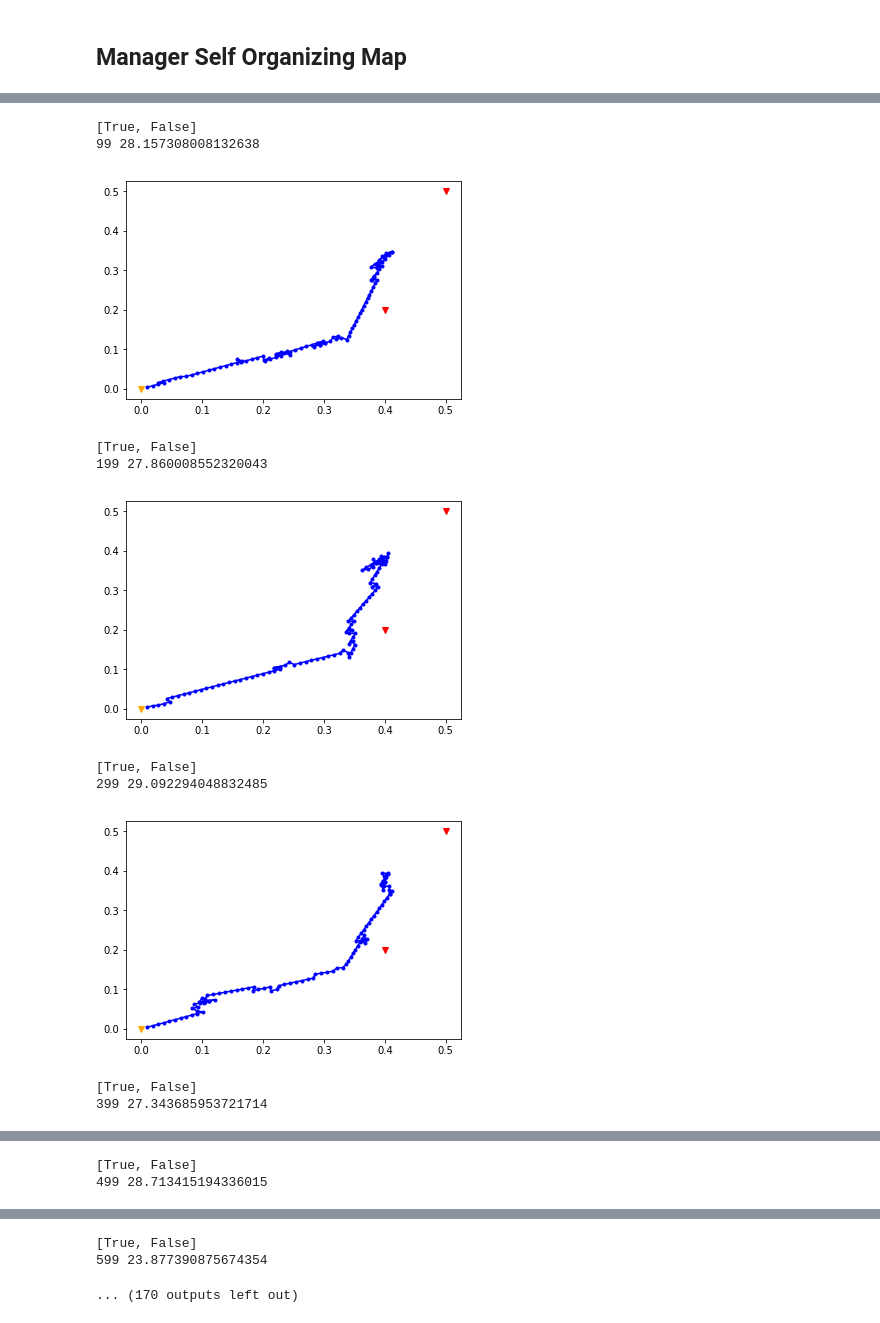
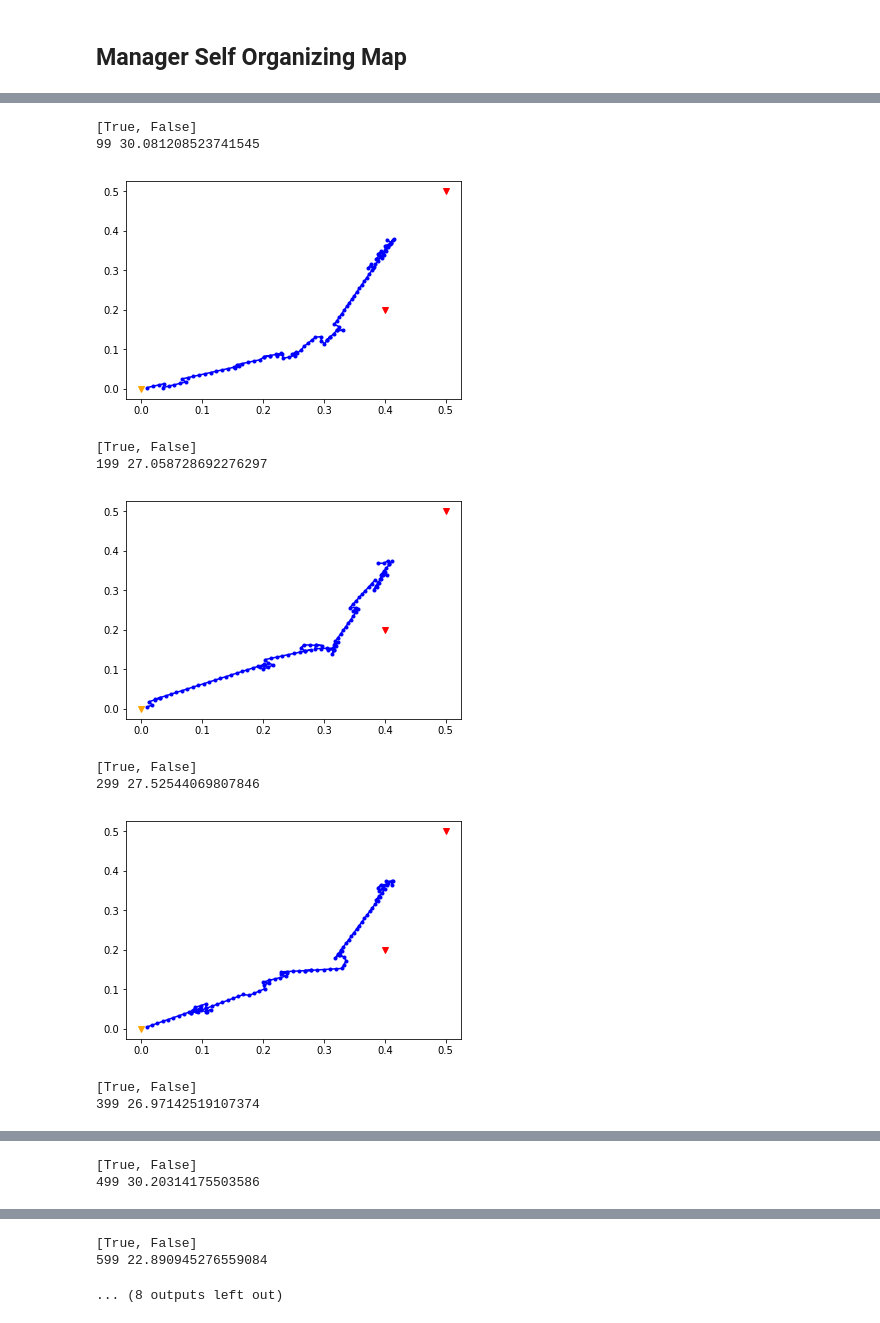
Before and after one commit to johnlime/hierarchical_som, a Jupyter notebook: demo/NavigationTaskMultiTarget w ManagerSOM.ipynb, the cells around one changed output, grey strips where cells are left out. Cells and saved outputs as stored; diff of their text form; code cells hidden in the pictures.

```diff
--- a/demo/NavigationTaskMultiTarget w ManagerSOM.ipynb
+++ b/demo/NavigationTaskMultiTarget w ManagerSOM.ipynb
@@ -56,7 +56,7 @@ tensor([[-0.4187, -0.4098],
 # %% [markdown]
 ## Manager Self Organizing Map
 # %%
-manager_maxitr = 10 ** 4
+manager_maxitr = 10 ** 3
 maxtime = 100
 epsilon = 0.2
 torch.manual_seed(0)
@@ -162,5 +162,5 @@ task.reset()
 # %%
-manager_maxitr = 10 ** 4
+manager_maxitr = 10 ** 3
 maxtime = 100
 epsilon = 0.2
 torch.manual_seed(0)
@@ -217,11 +217,11 @@ for epoch in range(manager_maxitr):
 [True, False]
-99 28.157308008132638
+99 30.081208523741545
-[figure, old version]
+[figure, new version]
 [True, False]
-199 27.860008552320043
+199 27.058728692276297
-[figure, old version]
+[figure, new version]
 [True, False]
-299 29.092294048832485
+299 27.52544069807846
-[figure, old version]
+[figure, new version]
 [True, False]
-399 27.343685953721714
+399 26.97142519107374
@@ -229,2 +229,2 @@ for epoch in range(manager_maxitr):
 [True, False]
-499 28.713415194336015
+499 30.20314175503586
@@ -232,6 +232,6 @@ for epoch in range(manager_maxitr):
 [True, False]
-599 23.877390875674354
+599 22.890945276559084
-... (170 outputs left out)
+... (8 outputs left out)
 # %%
 # for visualization
 total_return = 0
```
Also changed, not shown: parts of 5 cells of this notebook.
